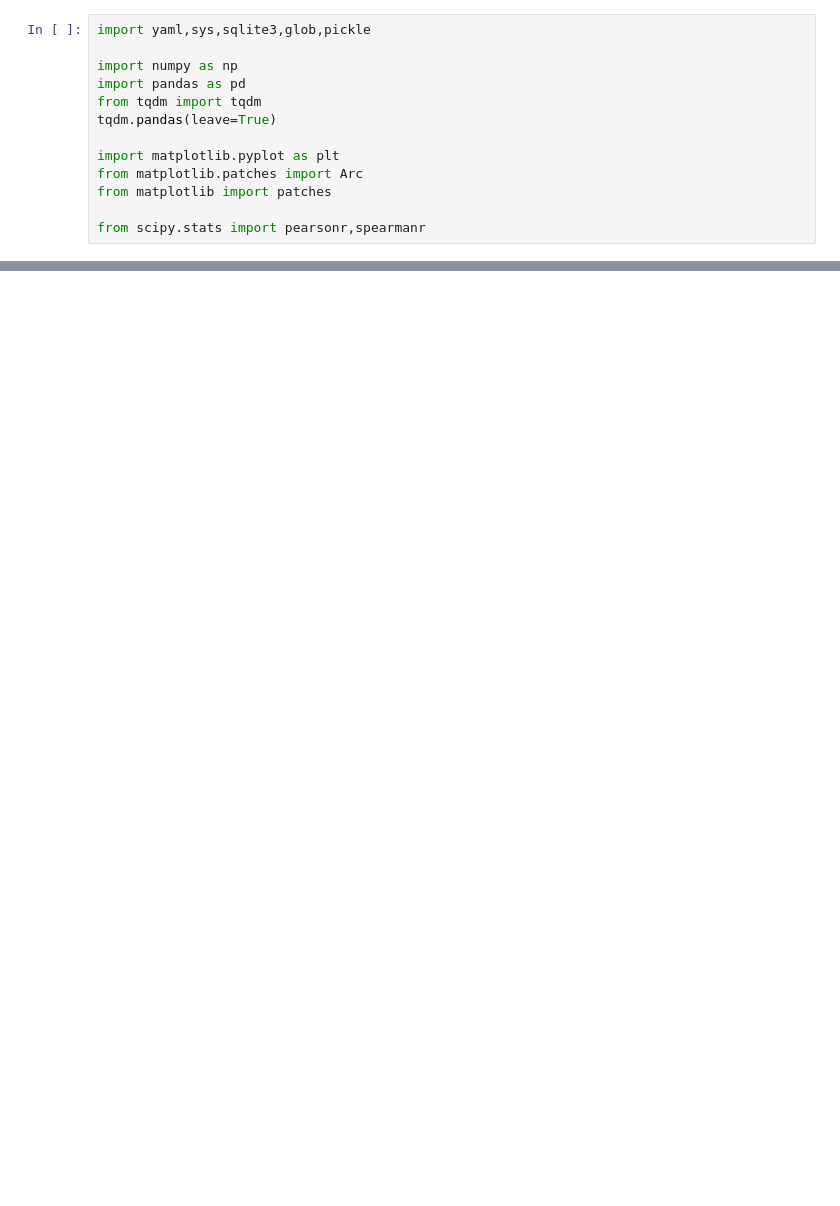
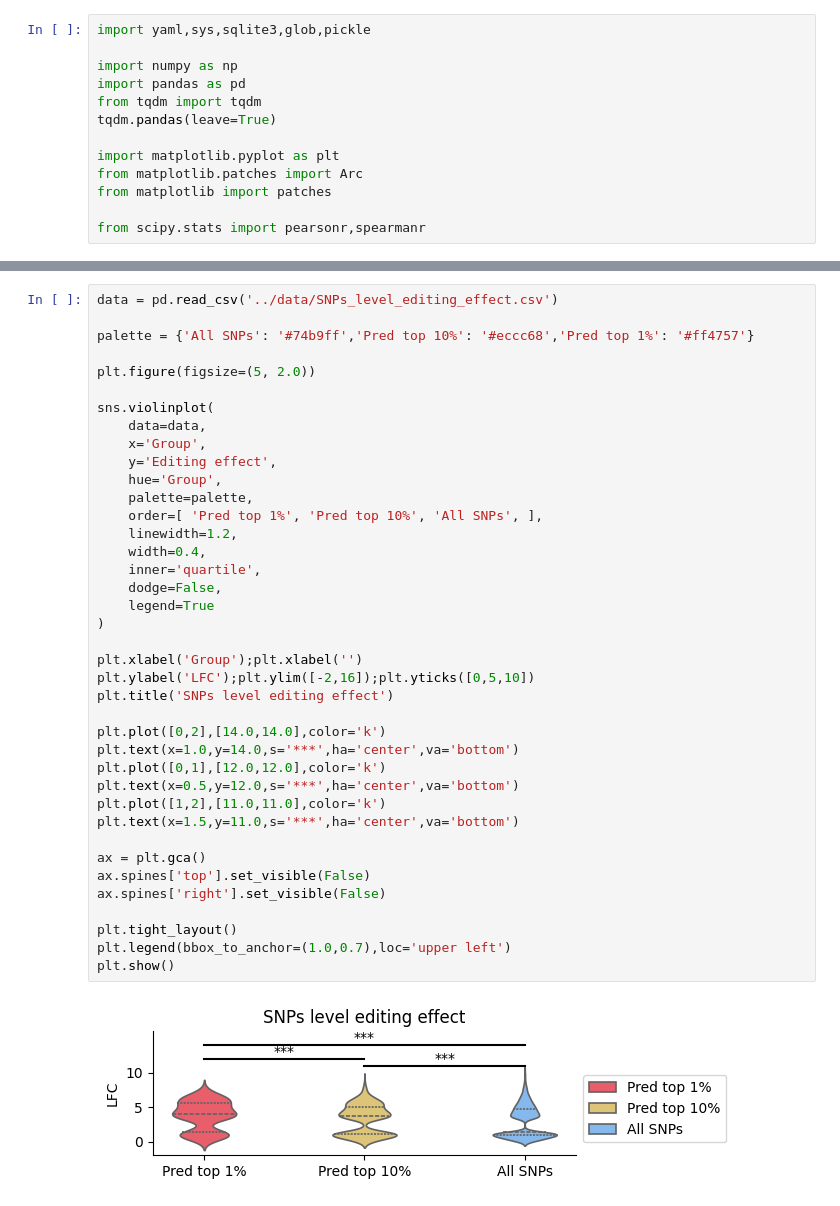
Before and after one commit to xmuhuanglab/eScreen, a Jupyter notebook: Analysis/Analysis.ipynb, the cells around one changed output, grey strips where cells are left out. Drawn from its saved outputs; the diff is of its cells as text; blank space fills up the shorter version.

```diff
--- a/Analysis/Analysis.ipynb
+++ b/Analysis/Analysis.ipynb
@@ -167,0 +259,41 @@ Pearson = PearsonRResult(statistic=np.float64(0.5745713332307241), pvalue=np.flo
+# %%
+data = pd.read_csv('../data/SNPs_level_editing_effect.csv')
+
+palette = {'All SNPs': '#74b9ff','Pred top 10%': '#eccc68','Pred top 1%': '#ff4757'}
+
+plt.figure(figsize=(5, 2.0))
+
+sns.violinplot(
+    data=data,
+    x='Group',
+    y='Editing effect',
+    hue='Group',
+    palette=palette,
+    order=[ 'Pred top 1%', 'Pred top 10%', 'All SNPs', ],
+    linewidth=1.2,
+    width=0.4,
+    inner='quartile',
+    dodge=False,
+    legend=True
+)
+
+plt.xlabel('Group');plt.xlabel('')
+plt.ylabel('LFC');plt.ylim([-2,16]);plt.yticks([0,5,10])
+plt.title('SNPs level editing effect')
+
+plt.plot([0,2],[14.0,14.0],color='k')
+plt.text(x=1.0,y=14.0,s='***',ha='center',va='bottom')
+plt.plot([0,1],[12.0,12.0],color='k')
+plt.text(x=0.5,y=12.0,s='***',ha='center',va='bottom')
+plt.plot([1,2],[11.0,11.0],color='k')
+plt.text(x=1.5,y=11.0,s='***',ha='center',va='bottom')
+
+ax = plt.gca()
+ax.spines['top'].set_visible(False)
+ax.spines['right'].set_visible(False)
+
+plt.tight_layout()
+plt.legend(bbox_to_anchor=(1.0,0.7),loc='upper left')
+plt.show()
+# %% [output]
+[figure, added]
```
Also changed, not shown: parts of 12 cells of this notebook, 7 other files.
